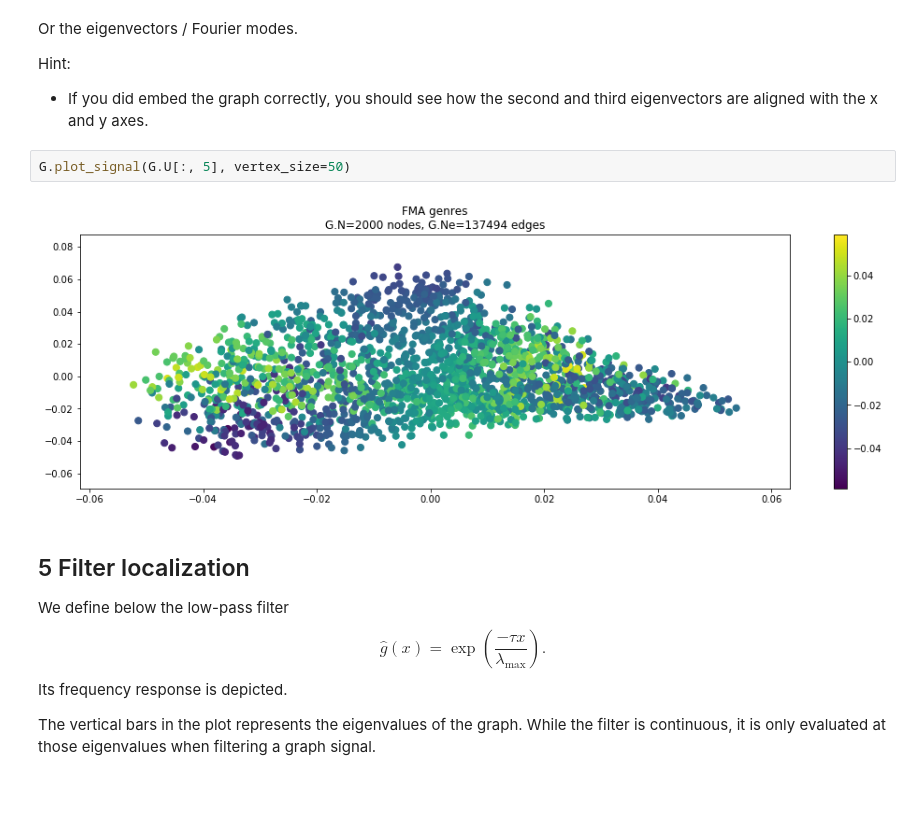
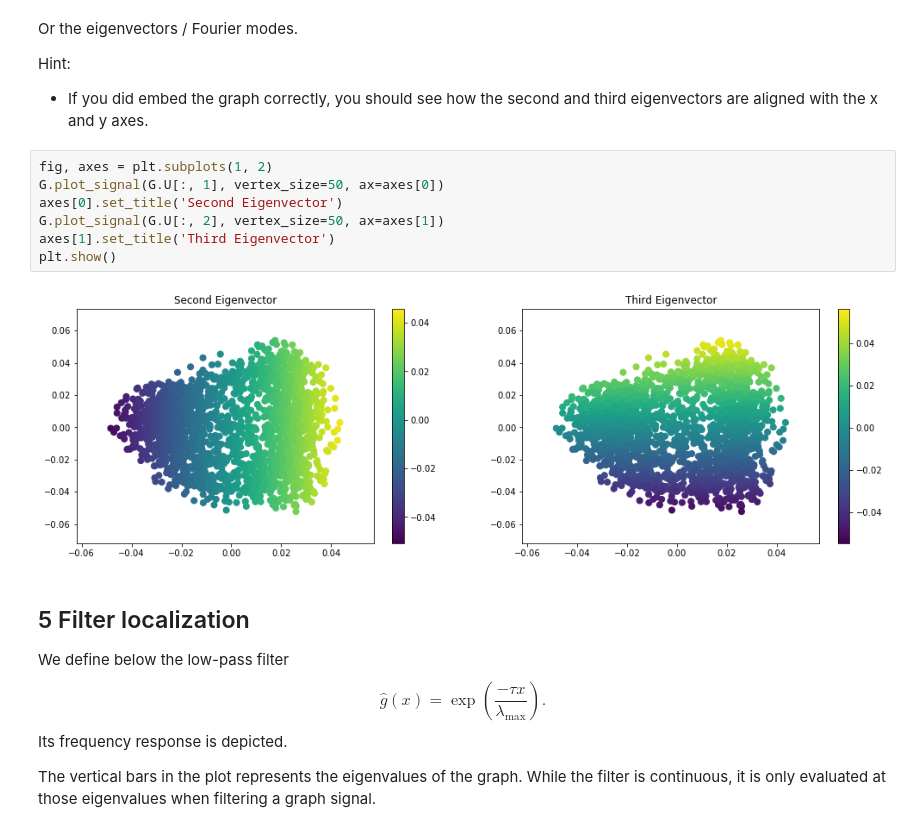
Before and after one commit to ChristopheEcabert/ntds_2017, a Jupyter notebook: assignments/04_graph_signal_processing.ipynb, the cells around one changed output. Cells and saved outputs as stored; diff of their text form; blank space fills up the shorter version.

```diff
--- a/assignments/04_graph_signal_processing.ipynb
+++ b/assignments/04_graph_signal_processing.ipynb
@@ -99,10 +101,15 @@ Or the eigenvectors / Fourier modes.
 
 Hint:
 * If you did embed the graph correctly, you should see how the second and third eigenvectors are aligned with the x and y axes.
-# %%
-G.plot_signal(G.U[:, 5], vertex_size=50)
-# %% [output]
-[figure, removed]
+# %%
+fig, axes = plt.subplots(1, 2)
+G.plot_signal(G.U[:, 1], vertex_size=50, ax=axes[0])
+axes[0].set_title('Second Eigenvector')
+G.plot_signal(G.U[:, 2], vertex_size=50, ax=axes[1])
+axes[1].set_title('Third Eigenvector')
+plt.show()
+# %% [output]
+[figure, added]
 # %% [markdown]
 ## 5 Filter localization
 
```
Also changed, not shown: parts of 16 cells of this notebook.
